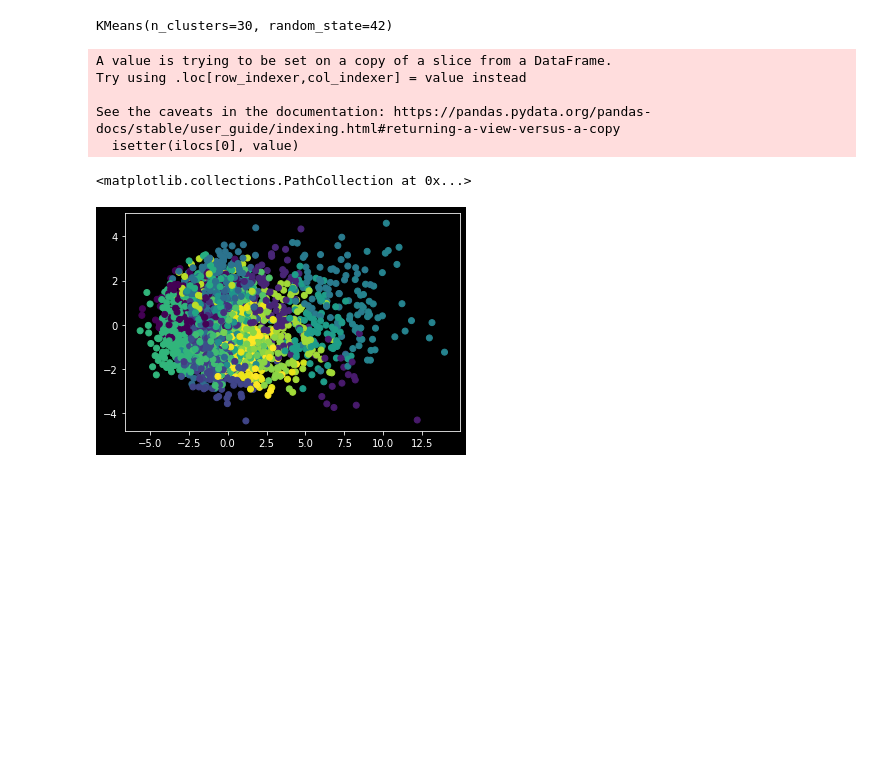
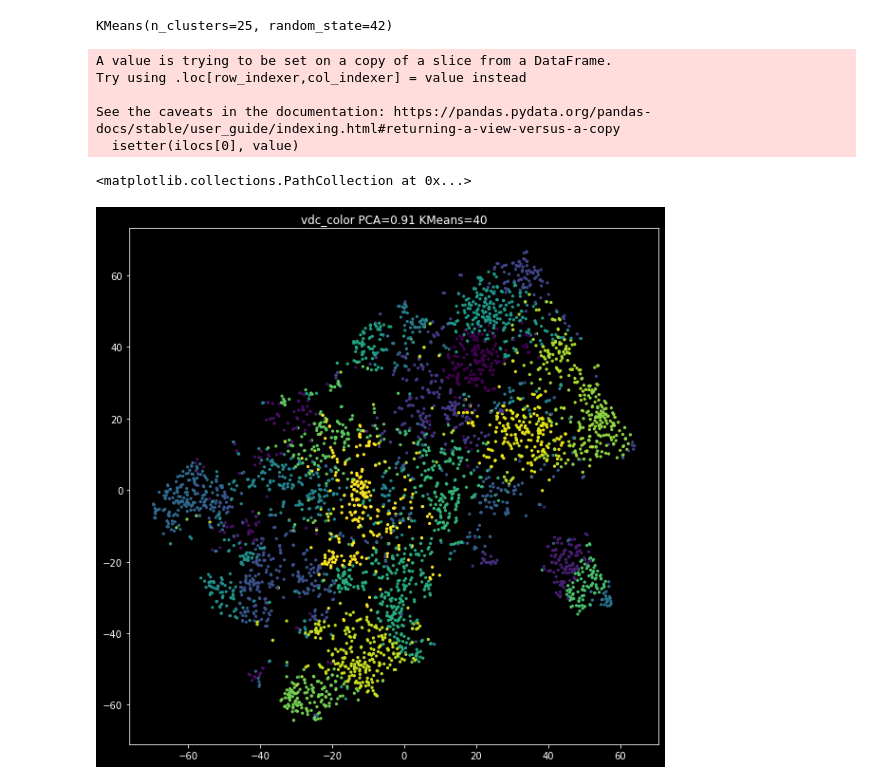
Before and after one commit to tmshv/transport-clustering, a Jupyter notebook: transport_clustering.ipynb, the cells around one changed output. Saved outputs shown, nothing was run; the diff lists cells and outputs as text; code cells hidden in the pictures; blank space fills up the shorter version.

Commit message:
transport_clustering v2

```diff
--- a/transport_clustering.ipynb
+++ b/transport_clustering.ipynb
@@ -152,3 +132,10 @@ Try using .loc[row_indexer,col_indexer] = value instead
 
 See the caveats in the documentation: https://pandas.pydata.org/pandas-docs/stable/user_guide/indexing.html#returning-a-view-versus-a-copy
   isetter(ilocs[0], value)
+# %%
+for n_clusters in np.arange(2,  25, step=1):
+    model = KMeans(n_clusters=n_clusters, random_state=42)
+    model.fit(data)
+    score = calinski_harabasz_score(data, model.labels_)
+    std = calc_clusters_size_std(model.labels_)
+    print(f'n={n_clusters} calinski_harabasz={score} std={std} i={model.inertia_}')
@@ -154,0 +160,17 @@ See the caveats in the documentation: https://pandas.pydata.org/pandas-docs/stab
+# %%
+# Using the elbow method to find  the optimal number of clusters
+# from sklearn.cluster import KMeans
+from scipy.spatial.distance import cdist
+
+wcss = []
+for i in range(2, 100, 5):
+    kmeans = KMeans(n_clusters=i, init='k-means++', max_iter=300, n_init=10, random_state=42)
+    kmeans.fit(data)
+    wcss.append(kmeans.inertia_)
+    # wcss.append(sum(np.min(cdist(data, kmeans.cluster_centers_, 'euclidean'), axis=1)) / data.shape[0])
+plt.plot(range(2, 100, 5), wcss)
+# plt.plot(K, inertias, 'bx-')
+plt.title('The Elbow Method')
+plt.xlabel('Number of clusters')
+plt.ylabel('WCSS')
+plt.show()
@@ -155,8 +179,8 @@ See the caveats in the documentation: https://pandas.pydata.org/pandas-docs/stab
 # %%
-kmeans = KMeans(n_clusters=30, random_state=42)
-kmeans.fit(x)
+kmeans = KMeans(n_clusters=25, init='k-means++', max_iter=300, n_init=10, random_state=42)
+kmeans.fit(data)
 # %% [output]
-KMeans(n_clusters=30, random_state=42)
+KMeans(n_clusters=25, random_state=42)
 # %%
 df.loc[:, 'label'] = kmeans.labels_
 # %% [output]
@@ -167,12 +191,14 @@ See the caveats in the documentation: https://pandas.pydata.org/pandas-docs/stab
   isetter(ilocs[0], value)
 # %%
 tsne = TSNE(n_components=2, random_state=42)
-projection = tsne.fit_transform(dx_sample)
+projection = tsne.fit_transform(data)
 # %%
-plt.scatter(x=x[:,0], y=x[:,1], c=kmeans.labels_)
+plt.figure(figsize=(10,10))
+plt.title(f'vdc_color PCA={0.91} KMeans={40}')
+plt.scatter(x=projection[:,0], y=projection[:,1], c=kmeans.labels_, s=5)
 # %% [output]
 <matplotlib.collections.PathCollection at 0x...>
-[figure, old version]
+[figure, new version]
 # %%
 # from keras.preprocessing.image import load_img
 # from keras.preprocessing.image import img_to_array
```
Also changed, not shown: parts of 28 cells of this notebook.
